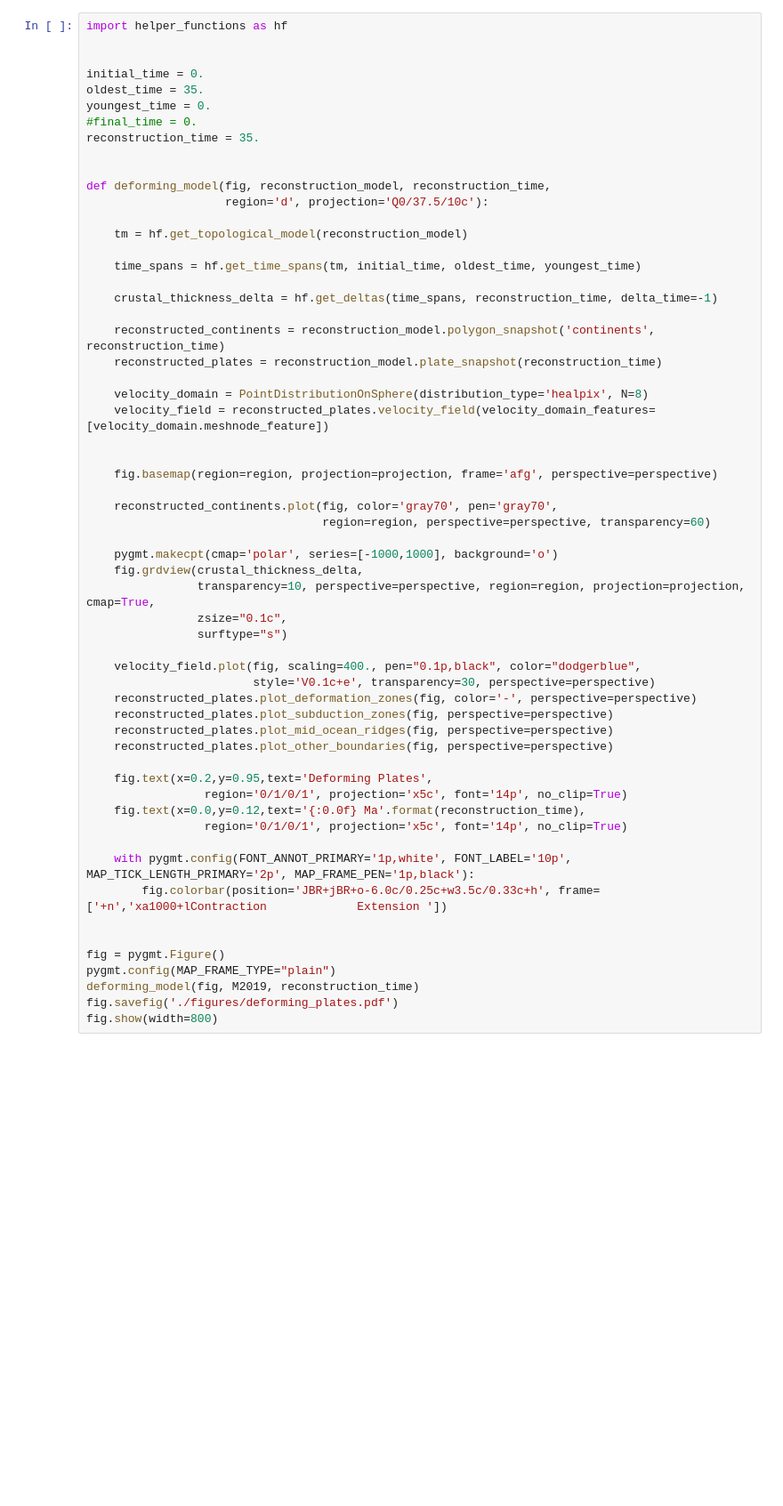
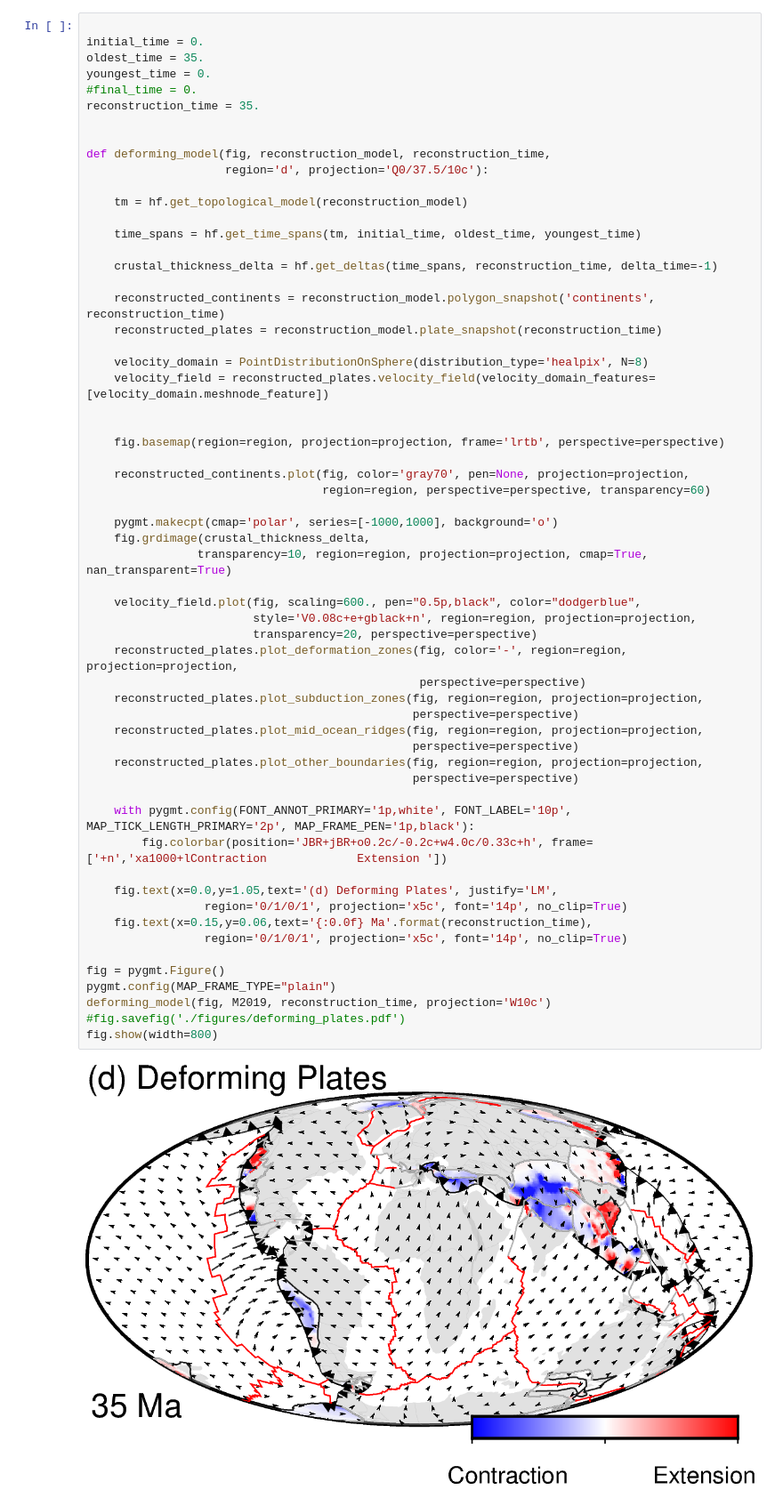
Before and after one commit to siwill22/Deconstructing-Plate-Tectonic-Reconstructions, a Jupyter notebook: Figure3/ReconstructionTypes.ipynb, the cells around one changed output. Shown at 89% size. Cells and saved outputs as stored; diff of their text form; blank space fills up the shorter version.

```diff
--- a/Figure3/ReconstructionTypes.ipynb
+++ b/Figure3/ReconstructionTypes.ipynb
@@ -110,6 +140,4 @@ fig.show(width=800)
 # %%
-import helper_functions as hf
-
 
 initial_time = 0.
 oldest_time = 35.
@@ -119,51 +147,55 @@ reconstruction_time = 35.
 
 
 def deforming_model(fig, reconstruction_model, reconstruction_time,
                     region='d', projection='Q0/37.5/10c'):
 
     tm = hf.get_topological_model(reconstruction_model)
 
     time_spans = hf.get_time_spans(tm, initial_time, oldest_time, youngest_time)
 
     crustal_thickness_delta = hf.get_deltas(time_spans, reconstruction_time, delta_time=-1)
 
     reconstructed_continents = reconstruction_model.polygon_snapshot('continents', reconstruction_time)
     reconstructed_plates = reconstruction_model.plate_snapshot(reconstruction_time)
 
     velocity_domain = PointDistributionOnSphere(distribution_type='healpix', N=8)
     velocity_field = reconstructed_plates.velocity_field(velocity_domain_features=[velocity_domain.meshnode_feature])
 
 
-    fig.basemap(region=region, projection=projection, frame='afg', perspective=perspective)
+    fig.basemap(region=region, projection=projection, frame='lrtb', perspective=perspective)
 
-    reconstructed_continents.plot(fig, color='gray70', pen='gray70',
+    reconstructed_continents.plot(fig, color='gray70', pen=None, projection=projection,
                                   region=region, perspective=perspective, transparency=60)
 
     pygmt.makecpt(cmap='polar', series=[-1000,1000], background='o')
-    fig.grdview(crustal_thickness_delta,
-                transparency=10, perspective=perspective, region=region, projection=projection, cmap=True,
-                zsize="0.1c",
-                surftype="s")
+    fig.grdimage(crustal_thickness_delta,
+                transparency=10, region=region, projection=projection, cmap=True, nan_transparent=True)
 
-    velocity_field.plot(fig, scaling=400., pen="0.1p,black", color="dodgerblue",
-                        style='V0.1c+e', transparency=30, perspective=perspective)
-    reconstructed_plates.plot_deformation_zones(fig, color='-', perspective=perspective)
-    reconstructed_plates.plot_subduction_zones(fig, perspective=perspective)
-    reconstructed_plates.plot_mid_ocean_ridges(fig, perspective=perspective)
-    reconstructed_plates.plot_other_boundaries(fig, perspective=perspective)
-
-    fig.text(x=0.2,y=0.95,text='Deforming Plates',
-                 region='0/1/0/1', projection='x5c', font='14p', no_clip=True)
-    fig.text(x=0.0,y=0.12,text='{:0.0f} Ma'.format(reconstruction_time),
-                 region='0/1/0/1', projection='x5c', font='14p', no_clip=True)
+    velocity_field.plot(fig, scaling=600., pen="0.5p,black", color="dodgerblue",
+                        style='V0.08c+e+gblack+n', region=region, projection=projection,
+                        transparency=20, perspective=perspective)
+    reconstructed_plates.plot_deformation_zones(fig, color='-', region=region, projection=projection,
+                                                perspective=perspective)
+    reconstructed_plates.plot_subduction_zones(fig, region=region, projection=projection,
+                                               perspective=perspective)
+    reconstructed_plates.plot_mid_ocean_ridges(fig, region=region, projection=projection,
+                                               perspective=perspective)
+    reconstructed_plates.plot_other_boundaries(fig, region=region, projection=projection,
+                                               perspective=perspective)
 
     with pygmt.config(FONT_ANNOT_PRIMARY='1p,white', FONT_LABEL='10p', MAP_TICK_LENGTH_PRIMARY='2p', MAP_FRAME_PEN='1p,black'):
-        fig.colorbar(position='JBR+jBR+o-6.0c/0.25c+w3.5c/0.33c+h', frame=['+n','xa1000+lContraction             Extension '])
+        fig.colorbar(position='JBR+jBR+o0.2c/-0.2c+w4.0c/0.33c+h', frame=['+n','xa1000+lContraction             Extension '])
 
+    fig.text(x=0.0,y=1.05,text='(d) Deforming Plates', justify='LM',
+                 region='0/1/0/1', projection='x5c', font='14p', no_clip=True)
+    fig.text(x=0.15,y=0.06,text='{:0.0f} Ma'.format(reconstruction_time),
+                 region='0/1/0/1', projection='x5c', font='14p', no_clip=True)
 
 fig = pygmt.Figure()
 pygmt.config(MAP_FRAME_TYPE="plain")
-deforming_model(fig, M2019, reconstruction_time)
-fig.savefig('./figures/deforming_plates.pdf')
+deforming_model(fig, M2019, reconstruction_time, projection='W10c')
+#fig.savefig('./figures/deforming_plates.pdf')
 fig.show(width=800)
+# %% [output]
+[figure, added]
 # %%
```
Also changed, not shown: parts of 8 cells of this notebook.
